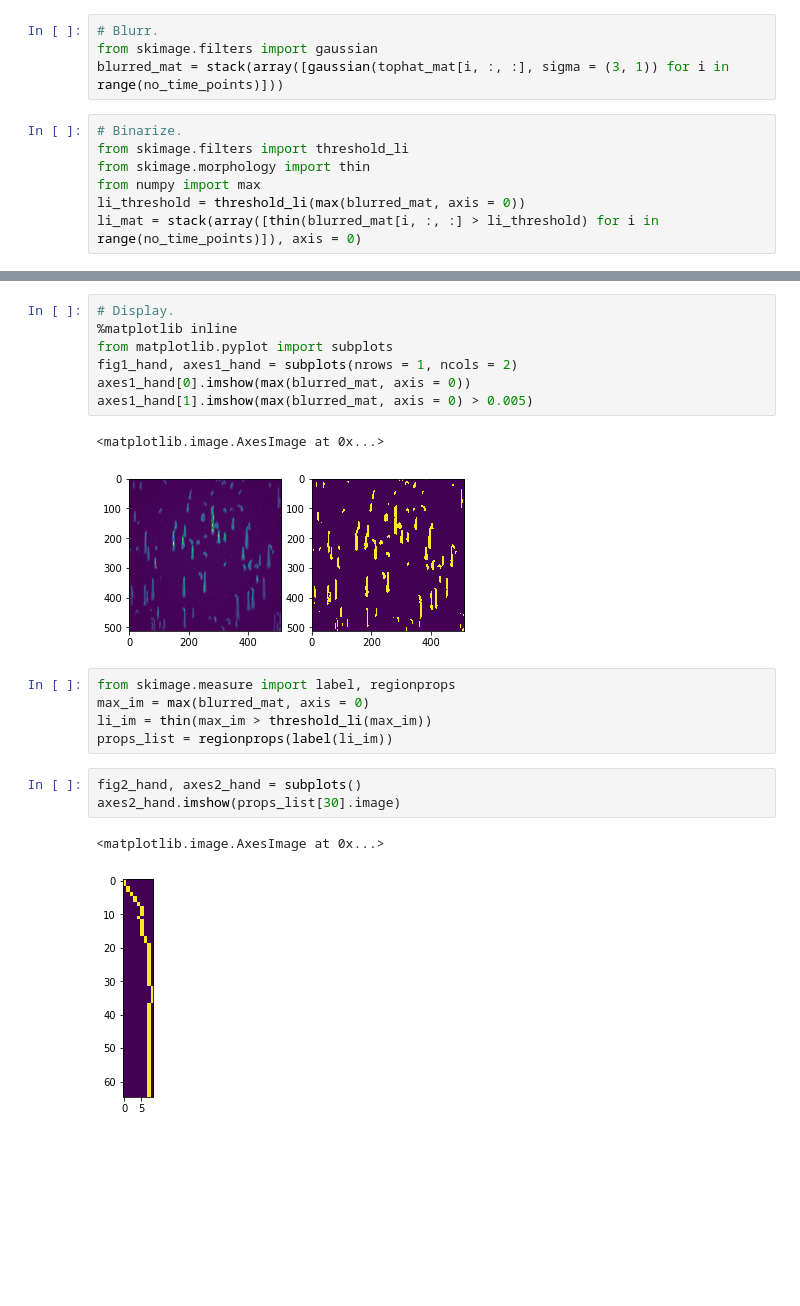
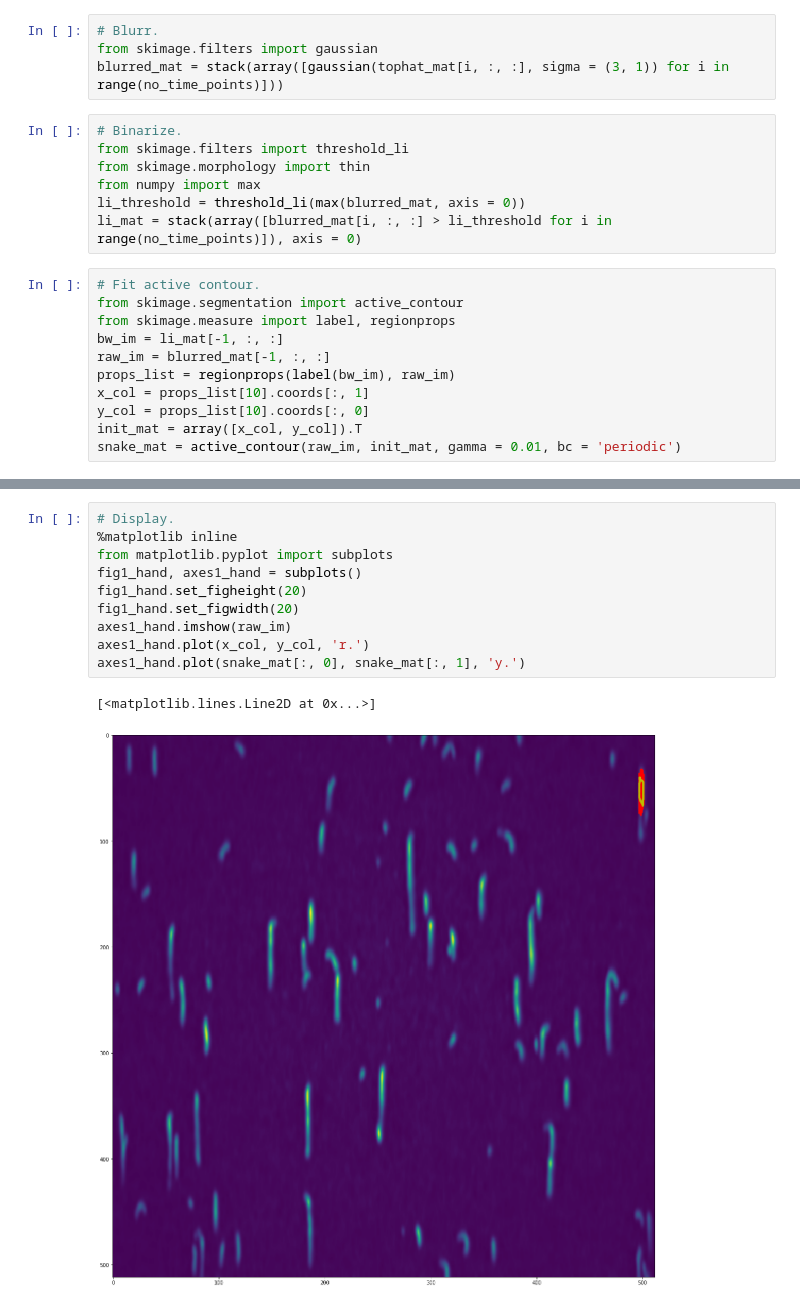
Before and after one commit to jiongyi/postdoc, a Jupyter notebook: favors/johnny/generate_kymograph.ipynb, the cells around one changed output, grey strips where cells are left out. Drawn from its saved outputs; the diff is of its cells as text; blank space fills up the shorter version.

```diff
--- a/favors/johnny/generate_kymograph.ipynb
+++ b/favors/johnny/generate_kymograph.ipynb
@@ -18,7 +18,18 @@ from skimage.filters import threshold_li
 from skimage.morphology import thin
 from numpy import max
 li_threshold = threshold_li(max(blurred_mat, axis = 0))
-li_mat = stack(array([thin(blurred_mat[i, :, :] > li_threshold) for i in range(no_time_points)]), axis = 0)
+li_mat = stack(array([blurred_mat[i, :, :] > li_threshold for i in range(no_time_points)]), axis = 0)
+# %%
+# Fit active contour.
+from skimage.segmentation import active_contour
+from skimage.measure import label, regionprops
+bw_im = li_mat[-1, :, :]
+raw_im = blurred_mat[-1, :, :]
+props_list = regionprops(label(bw_im), raw_im)
+x_col = props_list[10].coords[:, 1]
+y_col = props_list[10].coords[:, 0]
+init_mat = array([x_col, y_col]).T
+snake_mat = active_contour(raw_im, init_mat, gamma = 0.01, bc = 'periodic')
 # %%
 # Save.
 from skimage.io import imsave
@@ -30,21 +40,13 @@ imsave('binarized_time.tif', img_as_uint(li_mat))
-# %%
-# Display.
-%matplotlib inline
-from matplotlib.pyplot import subplots
-fig1_hand, axes1_hand = subplots(nrows = 1, ncols = 2)
-axes1_hand[0].imshow(max(blurred_mat, axis = 0))
-axes1_hand[1].imshow(max(blurred_mat, axis = 0) > 0.005)
-# %% [output]
-<matplotlib.image.AxesImage at 0x...>
-[figure, removed]
-# %%
-from skimage.measure import label, regionprops
-max_im = max(blurred_mat, axis = 0)
-li_im = thin(max_im > threshold_li(max_im))
-props_list = regionprops(label(li_im))
-# %%
-fig2_hand, axes2_hand = subplots()
-axes2_hand.imshow(props_list[30].image)
-# %% [output]
-<matplotlib.image.AxesImage at 0x...>
-[figure, removed]
+# %%
+# Display.
+%matplotlib inline
+from matplotlib.pyplot import subplots
+fig1_hand, axes1_hand = subplots()
+fig1_hand.set_figheight(20)
+fig1_hand.set_figwidth(20)
+axes1_hand.imshow(raw_im)
+axes1_hand.plot(x_col, y_col, 'r.')
+axes1_hand.plot(snake_mat[:, 0], snake_mat[:, 1], 'y.')
+# %% [output]
+[<matplotlib.lines.Line2D at 0x...>]
+[figure, added]
```
Also changed, not shown: parts of 1 cell of this notebook.
